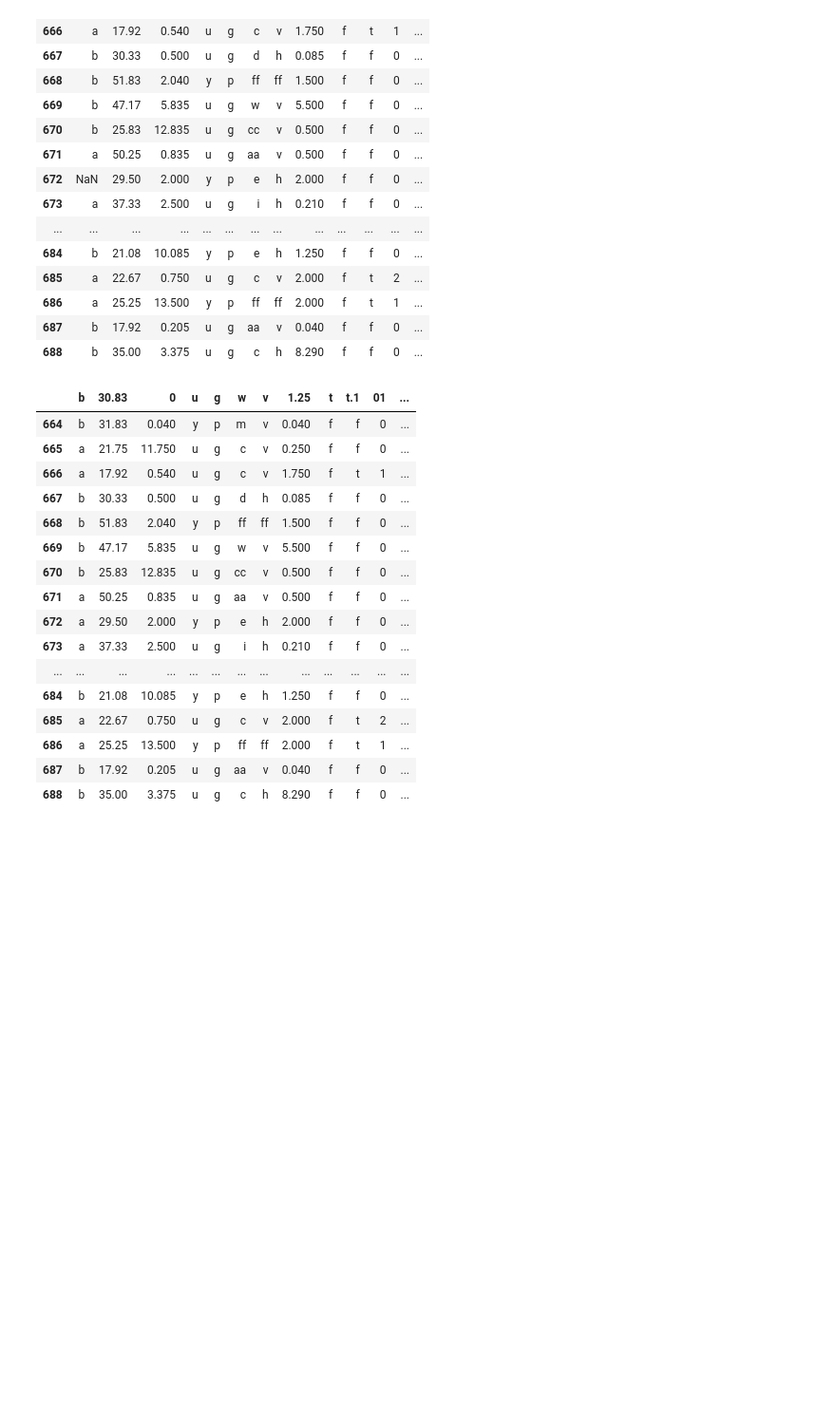
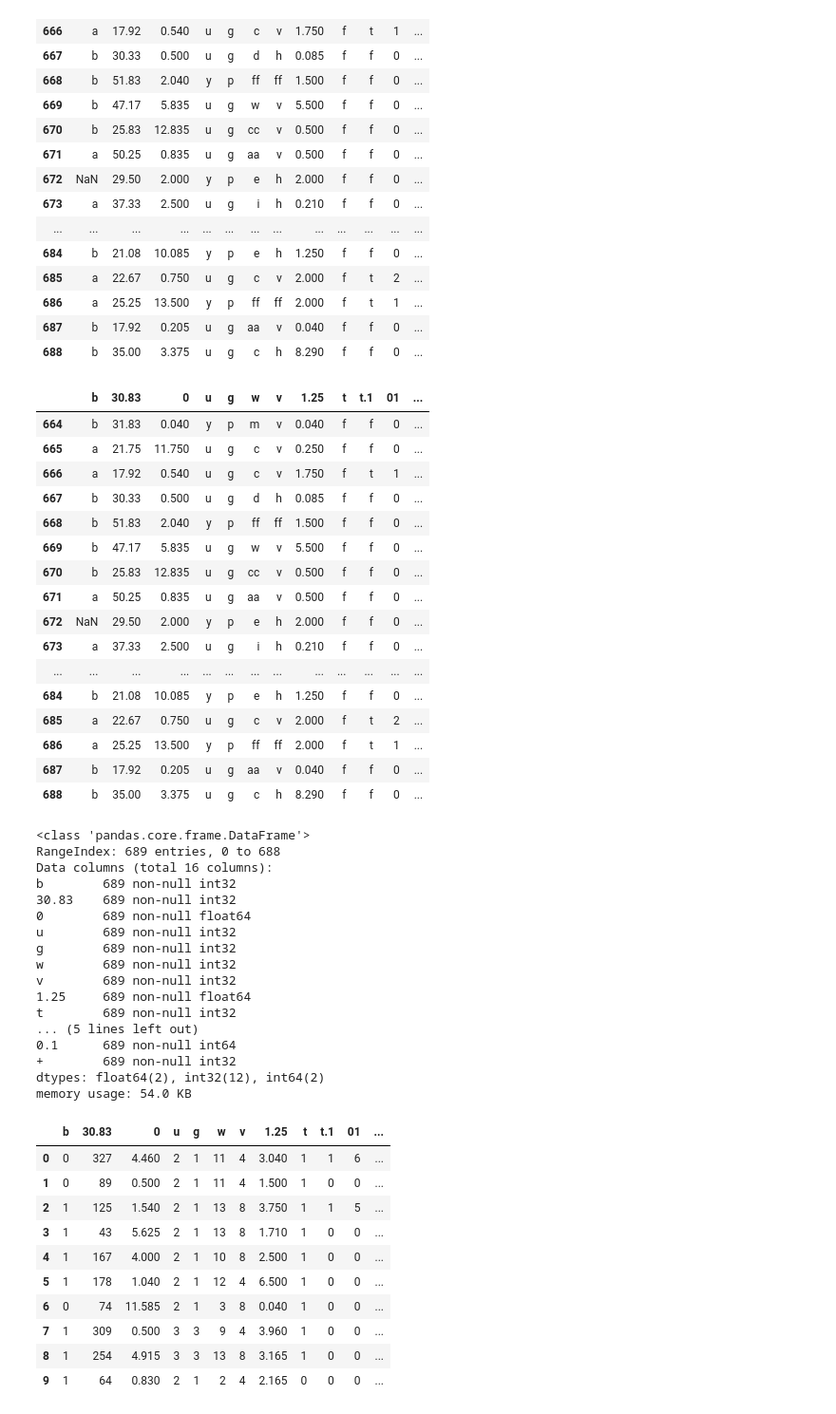
Before and after one commit to AjinkyaTaranekar/Credit-Card-Applications, a Jupyter notebook: model.ipynb, the cells around one changed output. Shown at 95% size. Drawn from its saved outputs; the diff is of its cells as text; code cells hidden in the pictures; blank space fills up the shorter version.

```diff
--- a/model.ipynb
+++ b/model.ipynb
@@ -96,7 +96,7 @@ credit_card_apps.tail(25)
 | 688 | b | 35.00 | 3.375 | u | g | c | h | 8.290 | f | f | 0 | ... |
 # %%
 # substituting NaN
-credit_card_apps = credit_card_apps.fillna(method='ffill')
+credit_card_apps.fillna(credit_card_apps.mean(), inplace=True)
 credit_card_apps.tail(25)
 # %% [output]
 |  | b | 30.83 | 0 | u | g | w | v | 1.25 | t | t.1 | 01 | ... |
@@ -108,7 +108,7 @@ credit_card_apps.tail(25)
 | 669 | b | 47.17 | 5.835 | u | g | w | v | 5.500 | f | f | 0 | ... |
 | 670 | b | 25.83 | 12.835 | u | g | cc | v | 0.500 | f | f | 0 | ... |
 | 671 | a | 50.25 | 0.835 | u | g | aa | v | 0.500 | f | f | 0 | ... |
-| 672 | a | 29.50 | 2.000 | y | p | e | h | 2.000 | f | f | 0 | ... |
+| 672 | NaN | 29.50 | 2.000 | y | p | e | h | 2.000 | f | f | 0 | ... |
 | 673 | a | 37.33 | 2.500 | u | g | i | h | 0.210 | f | f | 0 | ... |
 | ... | ... | ... | ... | ... | ... | ... | ... | ... | ... | ... | ... | ... |
 | 684 | b | 21.08 | 10.085 | y | p | e | h | 1.250 | f | f | 0 | ... |
@@ -116,3 +116,46 @@ credit_card_apps.tail(25)
 | 686 | a | 25.25 | 13.500 | y | p | ff | ff | 2.000 | f | t | 1 | ... |
 | 687 | b | 17.92 | 0.205 | u | g | aa | v | 0.040 | f | f | 0 | ... |
 | 688 | b | 35.00 | 3.375 | u | g | c | h | 8.290 | f | f | 0 | ... |
+# %%
+for i in credit_card_apps.columns:
+    if credit_card_apps[i].dtypes == 'object':
+        credit_card_apps = credit_card_apps.fillna(credit_card_apps[i].value_counts().index[0])
+# %%
+from sklearn.preprocessing import LabelEncoder
+label = LabelEncoder()
+credit_card_apps =pd.DataFrame(credit_card_apps)
+for i in credit_card_apps.columns:
+    if credit_card_apps[i].dtypes=='object':
+        credit_card_apps[i]=pd.DataFrame(label.fit_transform(credit_card_apps[i]))
+
+credit_card_apps.info()
+credit_card_apps.head(10)
+# %% [output]
+<class 'pandas.core.frame.DataFrame'>
+RangeIndex: 689 entries, 0 to 688
+Data columns (total 16 columns):
+b        689 non-null int32
+30.83    689 non-null int32
+0        689 non-null float64
+u        689 non-null int32
+g        689 non-null int32
+w        689 non-null int32
+v        689 non-null int32
+1.25     689 non-null float64
+t        689 non-null int32
+... (5 lines left out)
+0.1      689 non-null int64
++        689 non-null int32
+dtypes: float64(2), int32(12), int64(2)
+memory usage: 54.0 KB
+|  | b | 30.83 | 0 | u | g | w | v | 1.25 | t | t.1 | 01 | ... |
+| 0 | 0 | 327 | 4.460 | 2 | 1 | 11 | 4 | 3.040 | 1 | 1 | 6 | ... |
+| 1 | 0 | 89 | 0.500 | 2 | 1 | 11 | 4 | 1.500 | 1 | 0 | 0 | ... |
+| 2 | 1 | 125 | 1.540 | 2 | 1 | 13 | 8 | 3.750 | 1 | 1 | 5 | ... |
+| 3 | 1 | 43 | 5.625 | 2 | 1 | 13 | 8 | 1.710 | 1 | 0 | 0 | ... |
+| 4 | 1 | 167 | 4.000 | 2 | 1 | 10 | 8 | 2.500 | 1 | 0 | 0 | ... |
+| 5 | 1 | 178 | 1.040 | 2 | 1 | 12 | 4 | 6.500 | 1 | 0 | 0 | ... |
+| 6 | 0 | 74 | 11.585 | 2 | 1 | 3 | 8 | 0.040 | 1 | 0 | 0 | ... |
+| 7 | 1 | 309 | 0.500 | 3 | 3 | 9 | 4 | 3.960 | 1 | 0 | 0 | ... |
+| 8 | 1 | 254 | 4.915 | 3 | 3 | 13 | 8 | 3.165 | 1 | 0 | 0 | ... |
+| 9 | 1 | 64 | 0.830 | 2 | 1 | 2 | 4 | 2.165 | 0 | 0 | 0 | ... |
```
Also changed, not shown: parts of 5 cells of this notebook.
